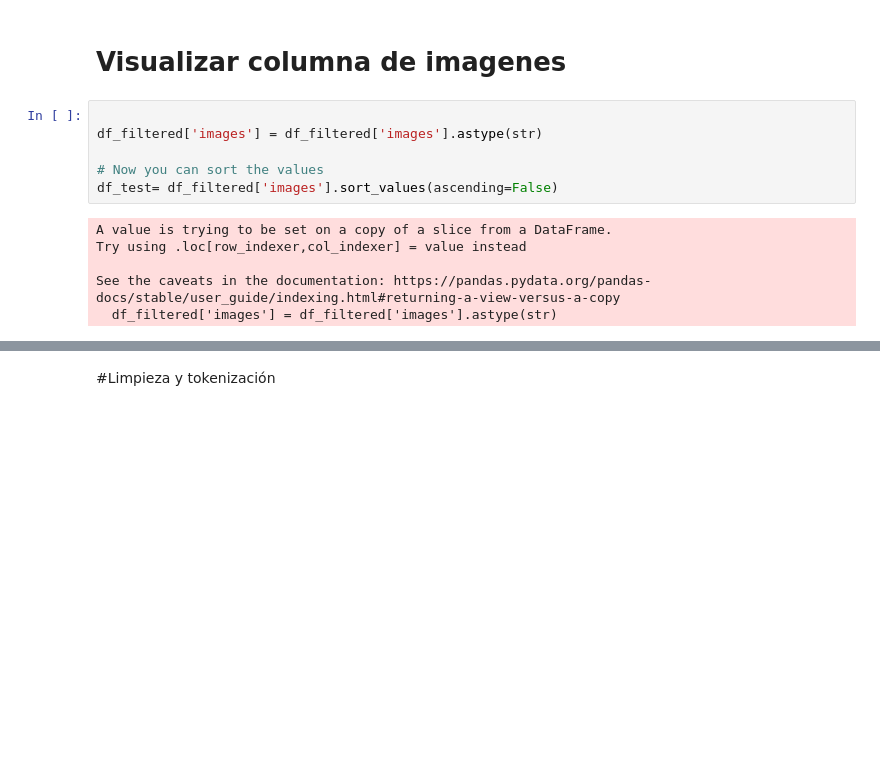
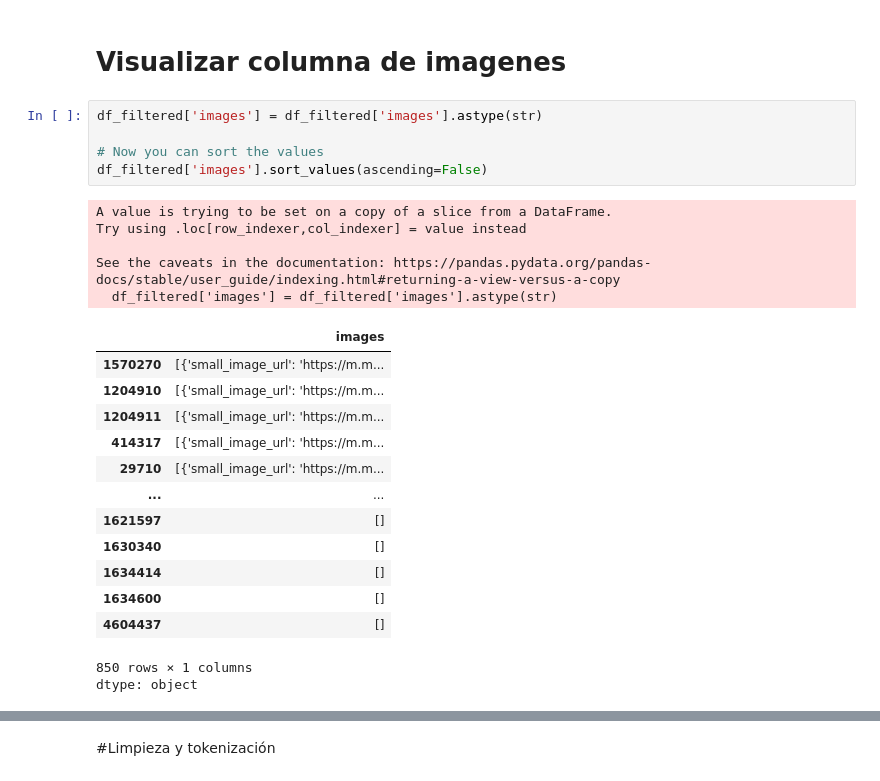
Before and after one commit to christiangarza1505813/PCD, a Jupyter notebook: Tarea_2.ipynb, the cells around one changed output, grey strips where cells are left out. Cells and saved outputs as stored; diff of their text form; blank space fills up the shorter version.

```diff
--- a/Tarea_2.ipynb
+++ b/Tarea_2.ipynb
@@ -107,15 +107,28 @@ array([5., 4., 1., 3., 2.])
 
 # Visualizar columna de imagenes
 # %%
-
 df_filtered['images'] = df_filtered['images'].astype(str)
 
 # Now you can sort the values
-df_test= df_filtered['images'].sort_values(ascending=False)
+df_filtered['images'].sort_values(ascending=False)
 # %% [output]
 A value is trying to be set on a copy of a slice from a DataFrame.
 Try using .loc[row_indexer,col_indexer] = value instead
 
 See the caveats in the documentation: https://pandas.pydata.org/pandas-docs/stable/user_guide/indexing.html#returning-a-view-versus-a-copy
   df_filtered['images'] = df_filtered['images'].astype(str)
+|  | images |
+| 1570270 | [{'small_image_url': 'https://m.m... |
+| 1204910 | [{'small_image_url': 'https://m.m... |
+| 1204911 | [{'small_image_url': 'https://m.m... |
+| 414317 | [{'small_image_url': 'https://m.m... |
+| 29710 | [{'small_image_url': 'https://m.m... |
+| ... | ... |
+| 1621597 | [] |
+| 1630340 | [] |
+| 1634414 | [] |
+| 1634600 | [] |
+| 4604437 | [] |
+850 rows × 1 columns
+dtype: object
 # %%
```
Also changed, not shown: parts of 2 cells of this notebook.
